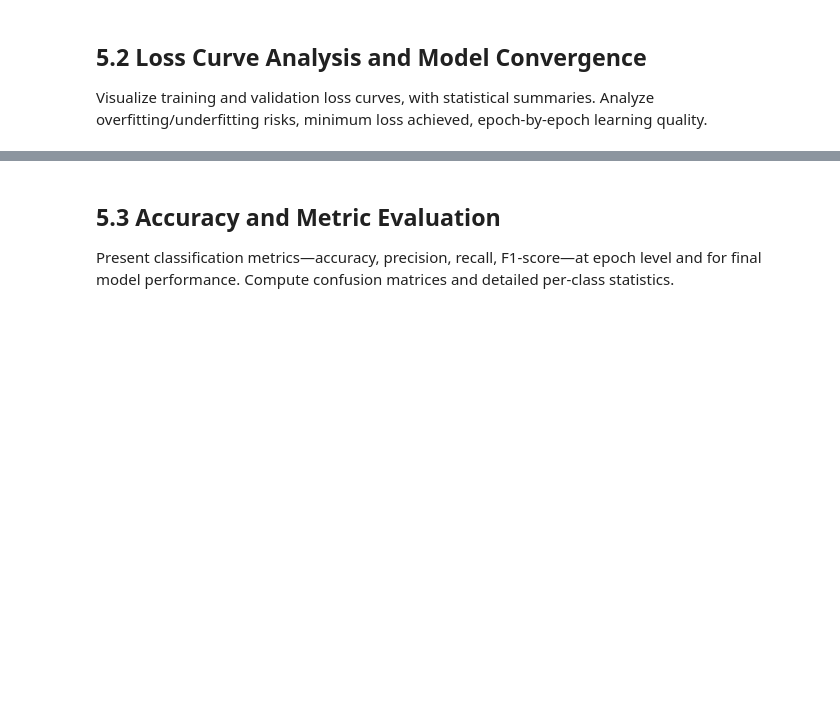
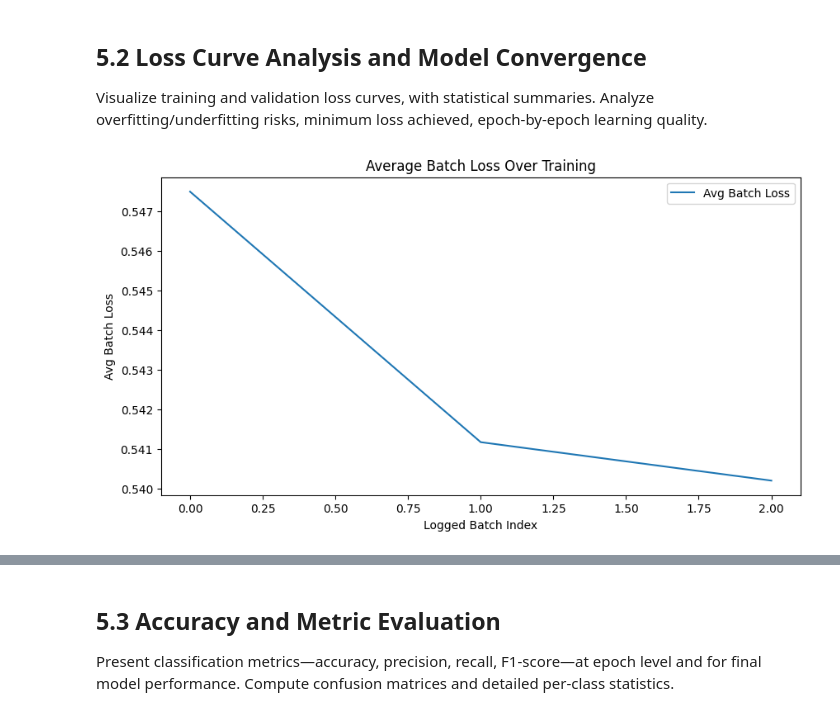
Before and after one commit to Sanjay9921/Face-Mask-Detection, a Jupyter notebook: face-mask-detection-using-pytorch.ipynb, the cells around one changed output, grey strips where cells are left out. Saved outputs shown, nothing was run; the diff lists cells and outputs as text; code cells hidden in the pictures; blank space fills up the shorter version.

```diff
--- a/face-mask-detection-using-pytorch.ipynb
+++ b/face-mask-detection-using-pytorch.ipynb
@@ -560,11 +704,3 @@ After model-building, move to section 5 for the actual training loop. Here, clos
 ## 5.1 Model Training Procedure
 
 Implementing the epoch-wise training loop, define optimizers, learning rate schedule, and batch management. Record training and validation performance at each step.
-# %%
-param.requires_grad=True
-ct = 0
-for child in model.children():
-    ct += 1
-    if ct < 7:
-        for param in child.parameters():
-            param.requires_grad = False
@@ -606,0 +795,2 @@ Finished Training
+# %%
+df_manual_model_training, test_true_labels_manual, test_pred_labels_manual = train_model(manual_model, 3, train_dataloader, test_dataloader)
@@ -612,0 +833,37 @@ Visualize training and validation loss curves, with statistical summaries. Analy
+# %%
+def plot_loss(df_final, kind='batch'):
+    """
+    Plots training loss from df_final DataFrame.
+
+    Args:
+        df_final (pd.DataFrame): DataFrame containing 'epoch', 'batch', 'avg_batch_loss'.
+        kind (str): 'batch' to plot loss vs. batch (within or across epochs),
+                    'epoch' to plot average loss per epoch.
+    """
+    if kind == 'batch':
+        # Plot avg_batch_loss over all reported batches
+        plt.figure(figsize=(10, 5))
+        plt.plot(df_final.index, df_final['avg_batch_loss'], label='Avg Batch Loss')
+        plt.xlabel('Logged Batch Index')
+        plt.ylabel('Avg Batch Loss')
+        plt.title('Average Batch Loss Over Training')
+        plt.legend()
+        plt.show()
+    elif kind == 'epoch':
+        # Compute the average loss for each epoch
+        epoch_loss = df_final.groupby('epoch')['avg_batch_loss'].mean()
+        plt.figure(figsize=(8, 4))
+        plt.plot(epoch_loss.index, epoch_loss.values, marker='o', label='Avg Epoch Loss')
+        plt.xlabel('Epoch')
+        plt.ylabel('Mean Avg Batch Loss')
+        plt.title('Mean Average Batch Loss Per Epoch')
+        plt.legend()
+        plt.show()
+    else:
+        print("Invalid kind specified: use 'batch' or 'epoch'.")
+# %%
+# Manual Model
+
+plot_loss(df_manual_model_training, kind='batch')
+# %% [output]
+[figure, added]
```
Also changed, not shown: parts of 60 cells of this notebook.
